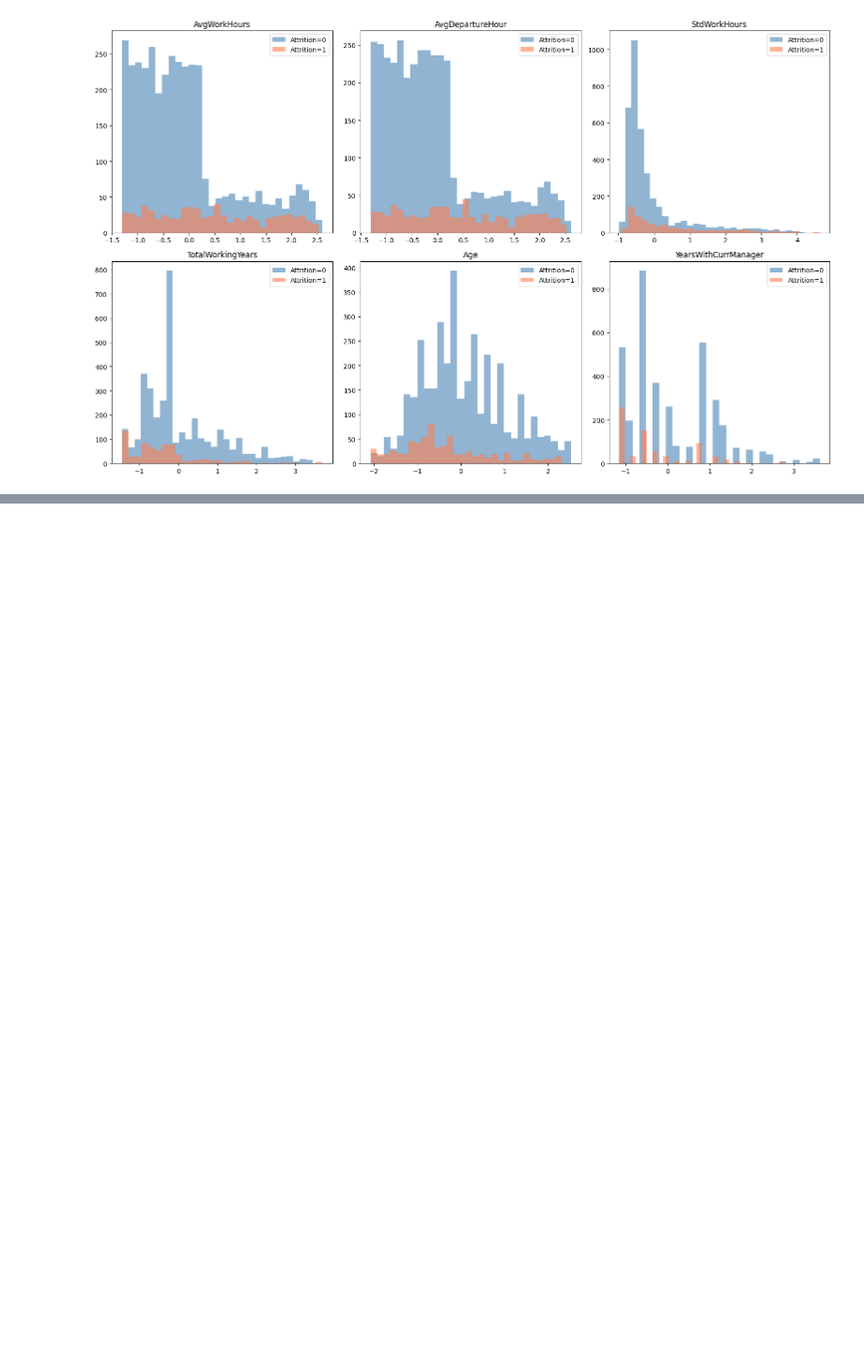
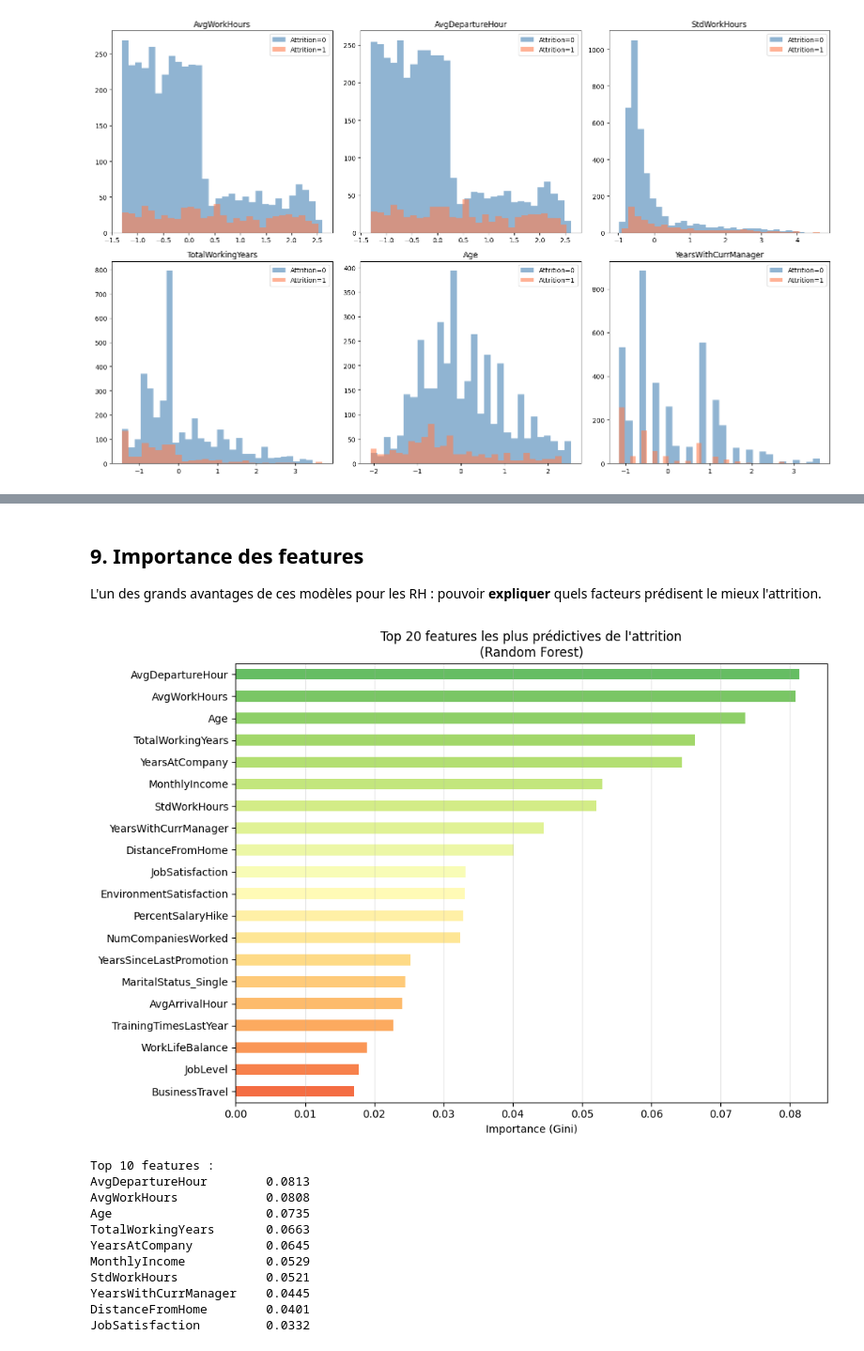
Before and after one commit to Ilyass1309/employee-attrition-prediction, a Jupyter notebook: attrition_analysis.ipynb, the cells around one changed output, grey strips where cells are left out. Shown at 94% size. Drawn from its saved outputs; the diff is of its cells as text; code cells hidden in the pictures; blank space fills up the shorter version.

```diff
--- a/attrition_analysis.ipynb
+++ b/attrition_analysis.ipynb
@@ -447,0 +717,12 @@ plt.show()
+# %%
+# ─── Évaluation du modèle optimisé ────────────────────────────────────────────
+best_rf = grid_search_rf.best_estimator_
+y_pred_best  = best_rf.predict(X_test)
+y_proba_best = best_rf.predict_proba(X_test)[:, 1]
+
+print("="*55)
+print("    RANDOM FOREST OPTIMISÉ (GridSearch)")
+print("="*55)
+print(classification_report(y_test, y_pred_best, target_names=["No Attrition", "Attrition"]))
+print(f"AUC-ROC : {roc_auc_score(y_test, y_proba_best):.4f}")
+print(f"F1      : {f1_score(y_test, y_pred_best):.4f}")
@@ -447,0 +744,39 @@ plt.show()
+# %% [markdown]
+## 9. Importance des features
+
+L'un des grands avantages de ces modèles pour les RH : pouvoir **expliquer** quels facteurs prédisent le mieux l'attrition.
+# %%
+# ─── Feature importance — Random Forest optimisé ──────────────────────────────
+feat_imp = pd.Series(
+    best_rf.feature_importances_,
+    index=X.columns
+).sort_values(ascending=False)
+
+top_n = 20
+fig, ax = plt.subplots(figsize=(10, 7))
+feat_imp.head(top_n).plot(
+    kind='barh', ax=ax,
+    color=plt.cm.RdYlGn_r(np.linspace(0.2, 0.8, top_n))
+)
+ax.invert_yaxis()
+ax.set_title(f"Top {top_n} features les plus prédictives de l'attrition\n(Random Forest)")
+ax.set_xlabel("Importance (Gini)")
+ax.grid(axis='x', alpha=0.3)
+plt.tight_layout()
+plt.show()
+
+print("\nTop 10 features :")
+print(feat_imp.head(10).round(4).to_string())
+# %% [output]
+[figure, added]
+Top 10 features :
+AvgDepartureHour        0.0813
+AvgWorkHours            0.0808
+Age                     0.0735
+TotalWorkingYears       0.0663
+YearsAtCompany          0.0645
+MonthlyIncome           0.0529
+StdWorkHours            0.0521
+YearsWithCurrManager    0.0445
+DistanceFromHome        0.0401
+JobSatisfaction         0.0332
```
Also changed, not shown: parts of 27 cells of this notebook, 1 other file.
